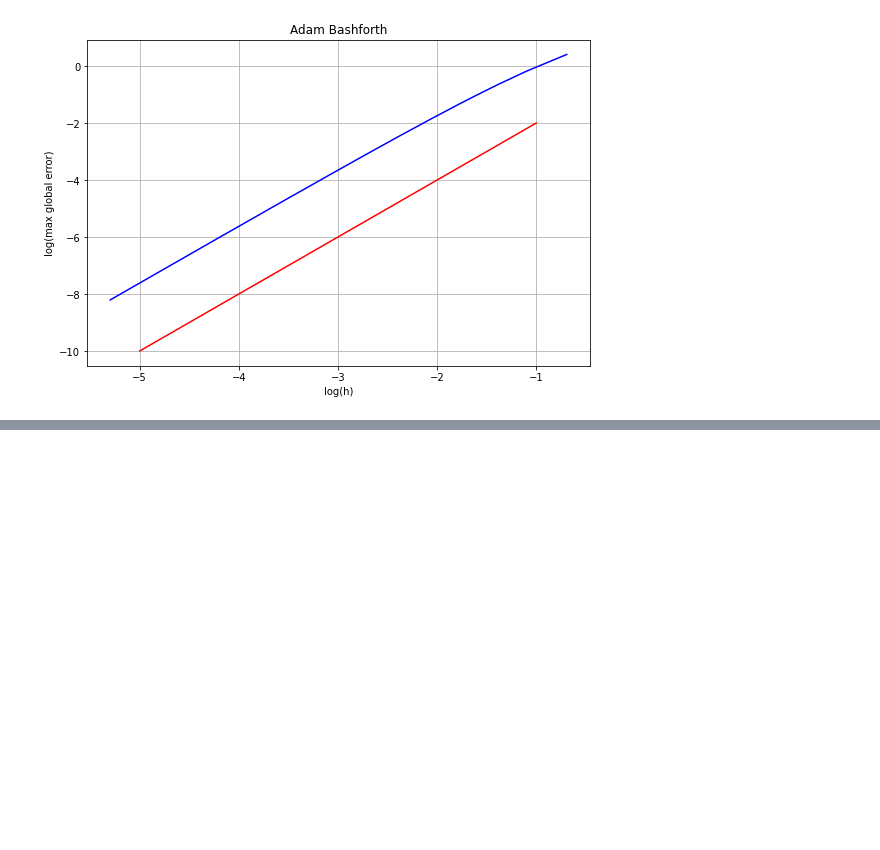
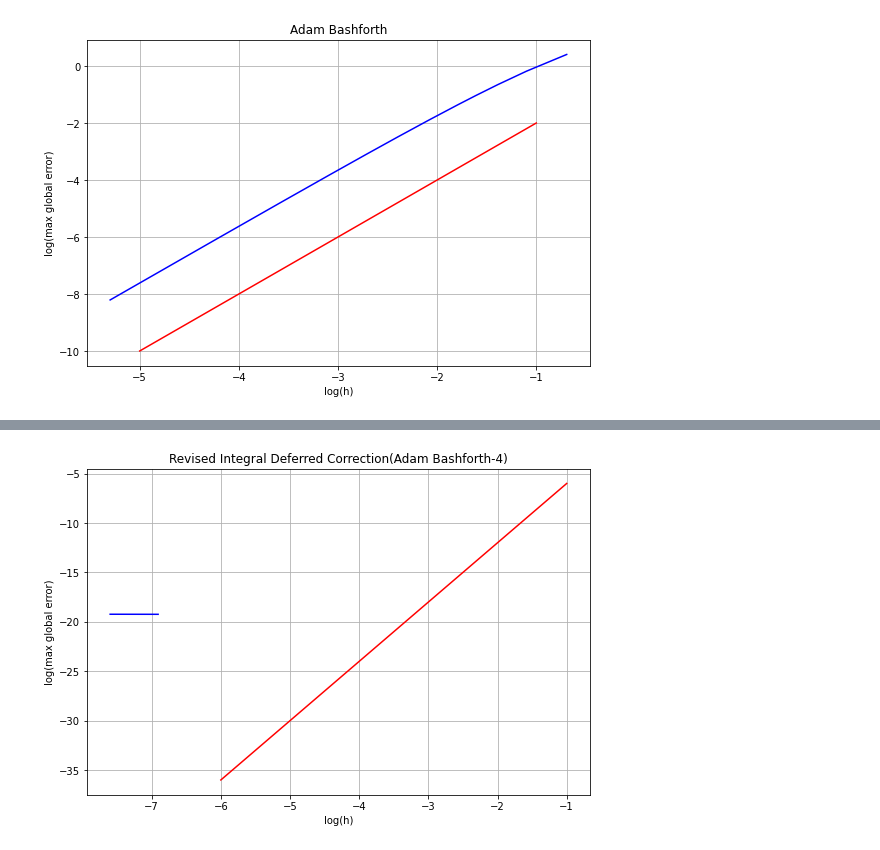
Before and after one commit to sbross856/Parallel-Solvers-for-Time-Integration, a Jupyter notebook: Multistep.ipynb, the cells around one changed output, grey strips where cells are left out. Saved outputs shown, nothing was run; the diff lists cells and outputs as text; code cells hidden in the pictures; blank space fills up the shorter version.

```diff
--- a/Multistep.ipynb
+++ b/Multistep.ipynb
@@ -208,7 +207,7 @@ def RIDC_adam1(a,b,N,p,K,y0,F):#Adam Bashforth
 
             for m in range(M,K):
 
-                g = sum([S[M-1,k]*F(T[j,m-M+k],Y[j,m-M+k]) for k in range(M+1)])
+                g = sum([S[M-1,k]*F(T[j,m-M+k+1],Y[j,m-M+k+1]) for k in range(M+1)])
 
                 Y1[j,m+1] = Y1[j,m] + h*(F(T[j,m],Y[j,m])-F(T[j,m],Y1[j,m])) + h*g  #solve error equation with forward Euler
 
@@ -260 +278,19 @@ plt.show()
+# %%
+def AB4_pred(T,Y):
+    v1 = F(T[0],Y[0])
+    v2 = F(T[1],Y[1])
+    v3 = F(T[2],Y[2])
+    v4 = F(T[3],Y[3])
+    x = Y[0]+(55*v1-59*v2+37*v3 -9*v4)*h/24
+
+    return x
+
+def Ab4_corr(T,Y,Y1):
+    v1 = F(T[0],Y1[0])-F(T[0],Y[0])
+    v2 = F(T[1],Y1[1])-F(T[1],Y[1])
+    v3 = F(T[2],Y1[2])-F(T[2],Y[2])
+    v4 = F(T[3],Y1[3])-F(T[3],Y[3])
+    x = Y1[0]+(55*v1-59*v2+37*v3 -9*v4)*h/24
+
+    return x
 # %%
@@ -325,3 +380,0 @@ def RIDC_adam(a,b,N,p,K,y0,F):#Adam Bashforth
-# %%
-K4 = RIDC_adam(0,1,100,6,5,1,F)
-K4,K,func_sol(T1)
@@ -365,0 +381,24 @@ K4,K,func_sol(T1)
+# %%
+errorlist2 = []
+stepsizelist2 = []
+
+for i in [1000,2000]:
+    T = np.linspace(0, 2, i+1)
+    K4 = RIDC_ab4(0,2,i,10,200,1,F)
+    stepsizelist2.append(1/(i-1))
+    m = [abs(K4[j] - func_sol(T[j])) for j in range(i)]
+    errorlist2.append(max(m))
+
+logerrorlist2 = [np.log(i) for i in errorlist2]
+logstepsizelist2 = [np.log(i) for i in stepsizelist2]
+
+fig, ax = plt.subplots(1, 1, figsize=(9, 6))
+plt.plot(logstepsizelist2, logerrorlist2, 'b-', markersize=2)
+plt.plot([-6,-1], [-36,-6], 'r-', markersize=2)
+plt.grid()
+plt.xlabel('log(h)')
+plt.ylabel(r'log(max global error)')
+plt.title('Revised Integral Deferred Correction(Adam Bashforth-4)')
+plt.show()
+# %% [output]
+[figure, added]
```
Also changed, not shown: parts of 12 cells of this notebook.
